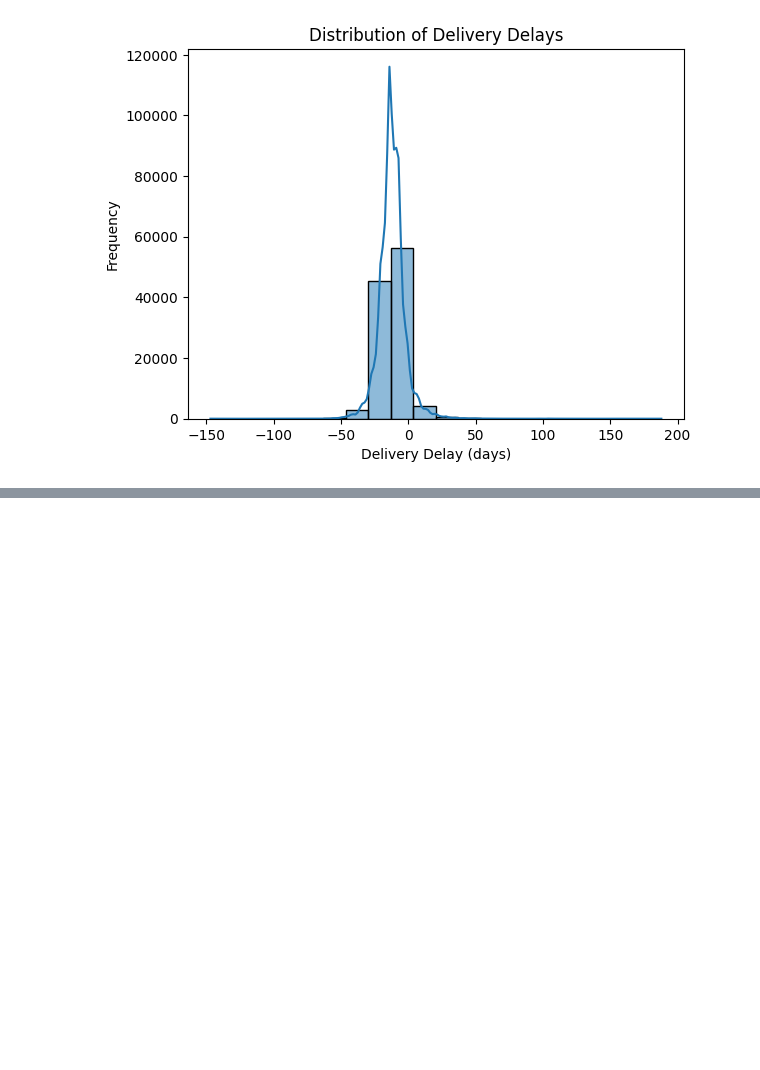
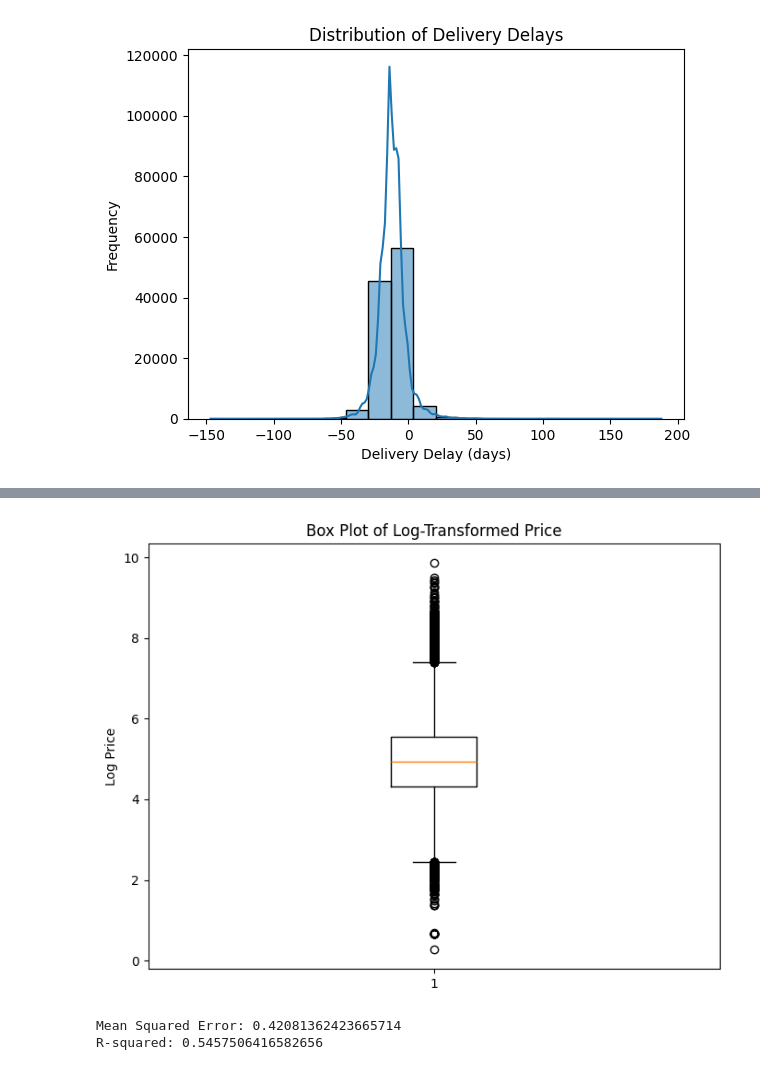
Before and after one commit to AyushNigam-1/ML-Projects, a Jupyter notebook: Olist_Dynamic_Price/main.ipynb, the cells around one changed output, grey strips where cells are left out. Drawn from its saved outputs; the diff is of its cells as text; code cells hidden in the pictures; blank space fills up the shorter version.

Commit message:
Added Review Multiplier

```diff
--- a/Olist_Dynamic_Price/main.ipynb
+++ b/Olist_Dynamic_Price/main.ipynb
@@ -240,0 +229,22 @@ order_with_location_and_freight['delivery_multiplier'] = np.where(
+# %%
+order_with_location_freight_and_reviews['review_multiplier'] = order_with_location_freight_and_reviews['avg_rating'].apply(lambda rating: 0.8 + (rating - 1) * 0.1)
+# %%
+order_volume_by_region['volume_multiplier'] = 1 + (order_volume_by_region['order_volume'] / order_volume_by_region['order_volume'].max())
+
+order_with_location_freight_and_reviews = order_with_location_freight_and_reviews.merge(
+    order_volume_by_region[['customer_state', 'volume_multiplier']],
+    left_on='customer_state',
+    right_on='customer_state',
+    how='left'
+)
+# %%
+order_with_location_freight_and_reviews['base_price'] = order_with_location_freight_and_reviews['price']
+order_with_location_freight_and_reviews['dynamic_price'] = order_with_location_freight_and_reviews['base_price'] * \
+                                       order_with_location_freight_and_reviews['regional_multiplier'] * \
+                                       order_with_location_freight_and_reviews['delivery_multiplier'] * \
+                                       order_with_location_freight_and_reviews['review_multiplier']
+# %%
+order_with_location_freight_and_reviews['profit_loss_percentage'] = (
+    (order_with_location_freight_and_reviews['dynamic_price'] - order_with_location_freight_and_reviews['base_price']) /
+    order_with_location_freight_and_reviews['base_price']
+) * 100
@@ -240,0 +267,9 @@ order_with_location_and_freight['delivery_multiplier'] = np.where(
+# %%
+order_with_location_freight_and_reviews['log_price'] = np.log(order_with_location_freight_and_reviews['dynamic_price'])
+plt.figure(figsize=(8,6))
+plt.boxplot(order_with_location_freight_and_reviews['log_price'])
+plt.title('Box Plot of Log-Transformed Price')
+plt.ylabel('Log Price')
+plt.show()
+# %% [output]
+[figure, added]
@@ -240,0 +279,34 @@ order_with_location_and_freight['delivery_multiplier'] = np.where(
+# %%
+from sklearn.model_selection import train_test_split
+from sklearn.preprocessing import StandardScaler
+
+order_with_location_freight_and_reviews.dropna(subset=features + [target], inplace=True)
+
+X = order_with_location_freight_and_reviews[features]
+y = order_with_location_freight_and_reviews[target]
+
+X_train, X_test, y_train, y_test = train_test_split(X, y, test_size=0.2, random_state=42)
+
+order_with_location_freight_and_reviews.replace([np.inf, -np.inf], np.nan, inplace=True)
+order_with_location_freight_and_reviews.dropna(inplace=True)
+scaler = StandardScaler()
+X_train_scaled = scaler.fit_transform(X_train)
+X_test_scaled = scaler.transform(X_test)
+
+from sklearn.linear_model import LinearRegression
+
+model = LinearRegression()
+
+model.fit(X_train_scaled, y_train)
+
+from sklearn.metrics import mean_squared_error, r2_score
+
+y_pred = model.predict(X_test_scaled)
+mse = mean_squared_error(y_test, y_pred)
+r2 = r2_score(y_test, y_pred)
+
+print(f'Mean Squared Error: {mse}')
+print(f'R-squared: {r2}')
+# %% [output]
+Mean Squared Error: 0.42081362423665714
+R-squared: 0.5457506416582656
```
Also changed, not shown: parts of 26 cells of this notebook, 1 other file.
